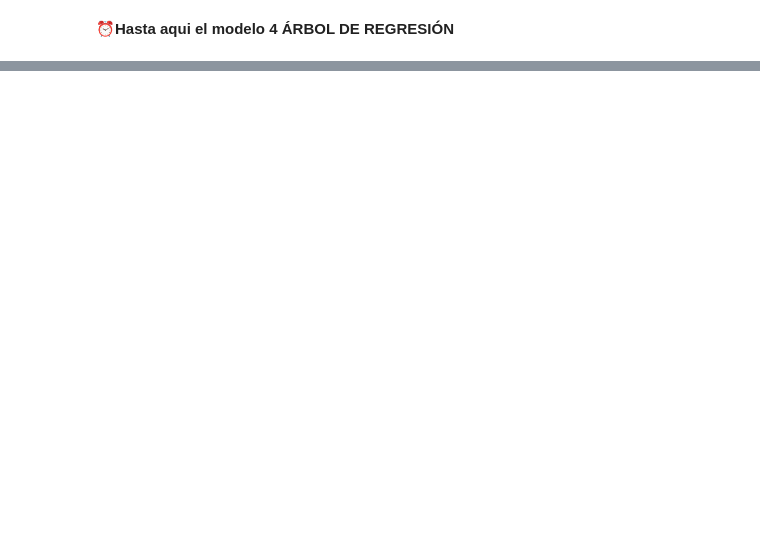
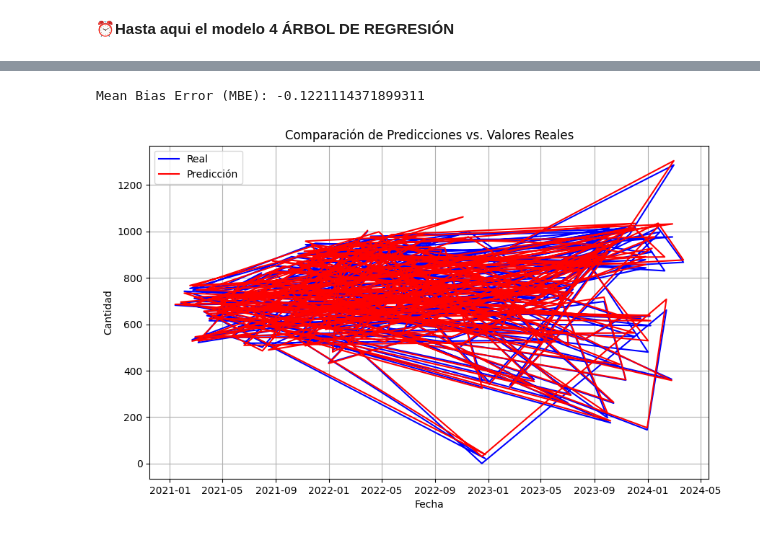
Before and after one commit to A01793509/Equipo_44, a Jupyter notebook: Avance4_44.ipynb, the cells around one changed output, grey strips where cells are left out. Cells and saved outputs as stored; diff of their text form; code cells hidden in the pictures; blank space fills up the shorter version.

```diff
--- a/Avance4_44.ipynb
+++ b/Avance4_44.ipynb
@@ -1049,0 +713,21 @@ Para el tipo de problema que queremos resolver, requerimos una métrica que nos
+# %%
+# Separar las características (X) y la etiqueta (y)
+X = dfAlmuerzoAgrupado1[['FechaO', 'Tipo Empleado_Administrativo', 'Tipo Empleado_Aprendices', 'Tipo Empleado_Operativo','Porcentaje apoyo_0','Porcentaje apoyo_30','Porcentaje apoyo_90','Porcentaje apoyo_100']]
+y = dfAlmuerzoAgrupado1['Cantidad Almuerzos']
+
+# Dividir los datos en conjuntos de entrenamiento y prueba
+X_train, X_test, y_train, y_test = train_test_split(X, y, test_size=0.2, random_state=42)
+# %%
+# Normalizar los datos
+scaler = StandardScaler()
+X_train_scaled = scaler.fit_transform(X_train)
+X_test_scaled = scaler.transform(X_test)
+# %%
+# Paso 2: Construir y entrenar el modelo de redes neuronales
+model = Sequential()
+model.add(Dense(64, input_dim=X_train_scaled.shape[1], activation='relu'))
+model.add(Dense(32, activation='relu'))
+model.add(Dense(1))
+
+model.compile(optimizer='adam', loss='mean_squared_error')
+model.fit(X_train_scaled, y_train, epochs=50, batch_size=10, verbose=1)
@@ -1049,0 +760,7 @@ Para el tipo de problema que queremos resolver, requerimos una métrica que nos
+# %%
+# Predecir los valores
+predictions = model.predict(X_test_scaled)
+
+# Mostrar algunas predicciones
+comparison = pd.DataFrame({'Real': y_test, 'Predicción': predictions.flatten()})
+print(comparison.head())
@@ -1049,0 +775,24 @@ Para el tipo de problema que queremos resolver, requerimos una métrica que nos
+# %%
+# Calcular el MBE
+mbe = np.mean(predictions.flatten() - y_test)
+print(f'Mean Bias Error (MBE): {mbe}')
+# %% [output]
+Mean Bias Error (MBE): -0.1221114371899311
+# %%
+# Graficar las predicciones
+plt.figure(figsize=(10, 6))
+
+# Graficar los valores reales
+plt.plot(y_test.index, y_test, label='Real', color='blue')
+
+# Graficar las predicciones
+plt.plot(y_test.index, predictions.flatten(), label='Predicción', color='red')
+
+plt.title('Comparación de Predicciones vs. Valores Reales')
+plt.xlabel('Fecha')
+plt.ylabel('Cantidad')
+plt.legend()
+plt.grid(True)
+plt.show()
+# %% [output]
+[figure, added]
```
Also changed, not shown: parts of 59 cells of this notebook.
